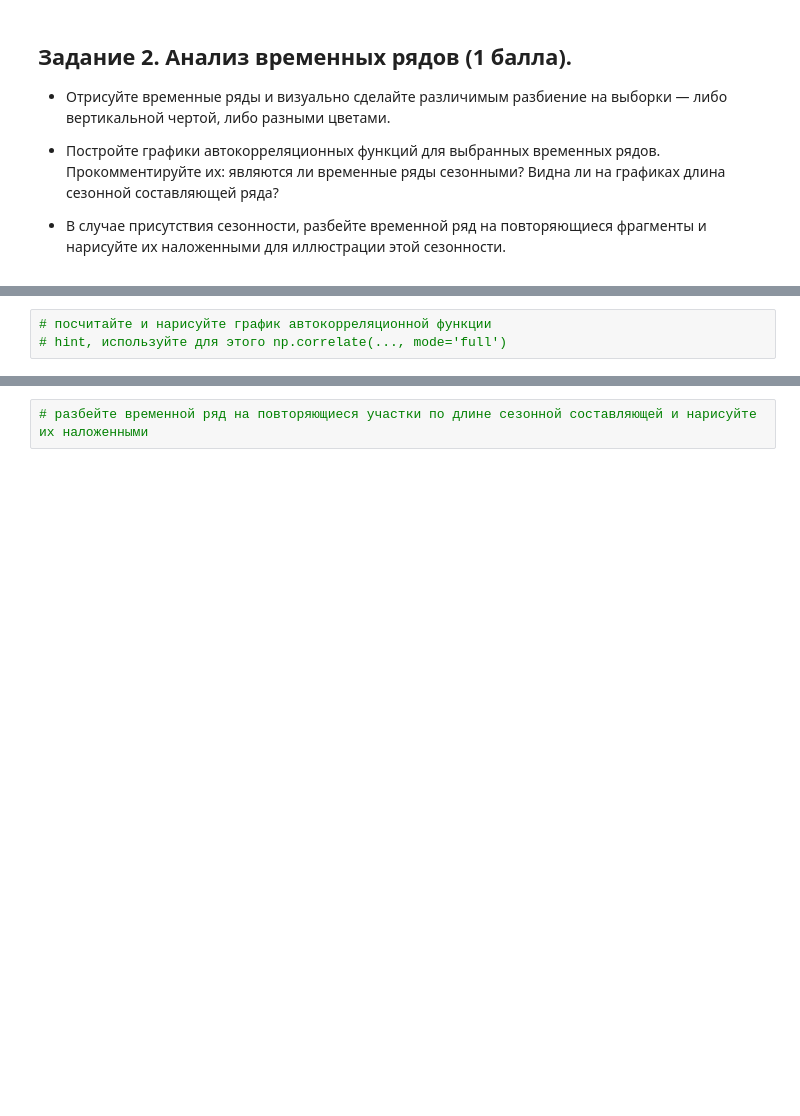
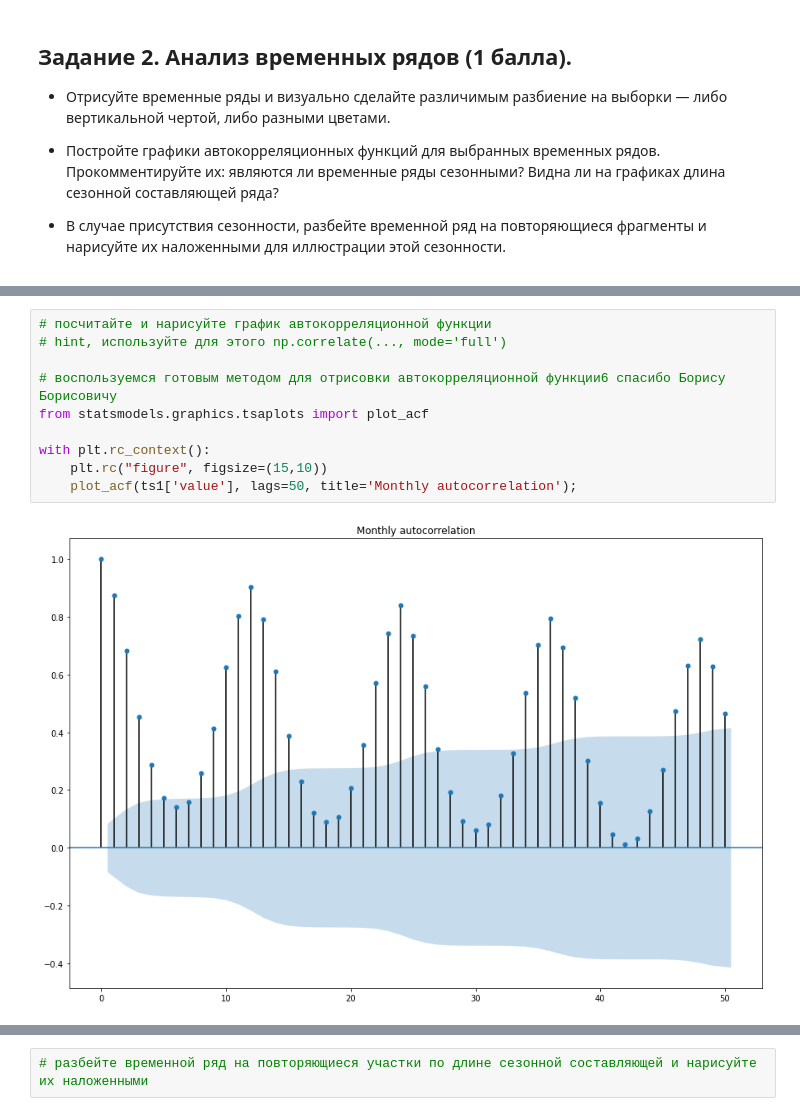
Before and after one commit to aromana33/hw7_dl_2021, a Jupyter notebook: HW4.ipynb, the cells around one changed output, grey strips where cells are left out. Cells and saved outputs as stored; diff of their text form; blank space fills up the shorter version.

```diff
--- a/HW4.ipynb
+++ b/HW4.ipynb
@@ -68,3 +125,12 @@ plt.show()
 # %%
 # посчитайте и нарисуйте график автокорреляционной функции
 # hint, используйте для этого np.correlate(..., mode='full')
+
+# воспользуемся готовым методом для отрисовки автокорреляционной функции6 спасибо Борису Борисовичу
+from statsmodels.graphics.tsaplots import plot_acf
+
+with plt.rc_context():
+    plt.rc("figure", figsize=(15,10))
+    plot_acf(ts1['value'], lags=50, title='Monthly autocorrelation');
+# %% [output]
+[figure, added]
```
Also changed, not shown: parts of 78 cells of this notebook.
